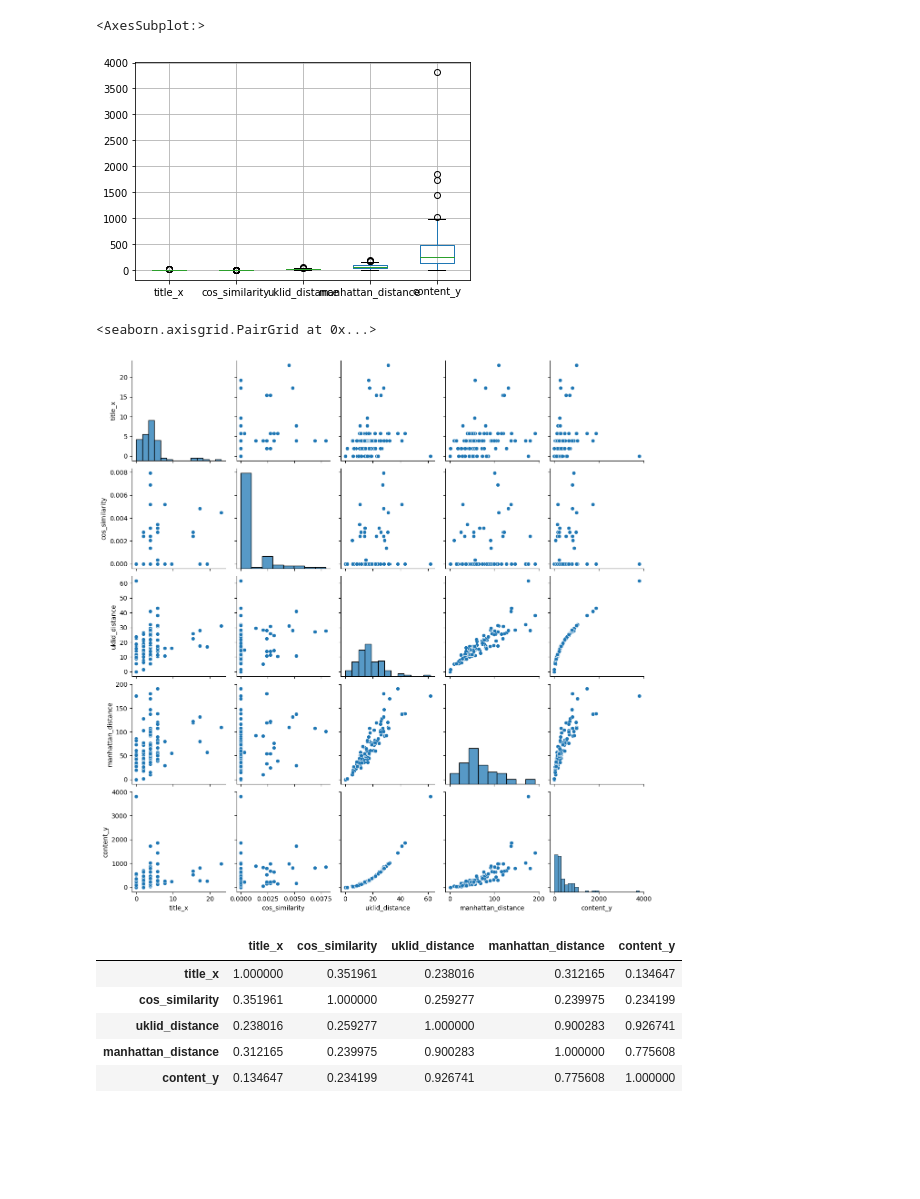
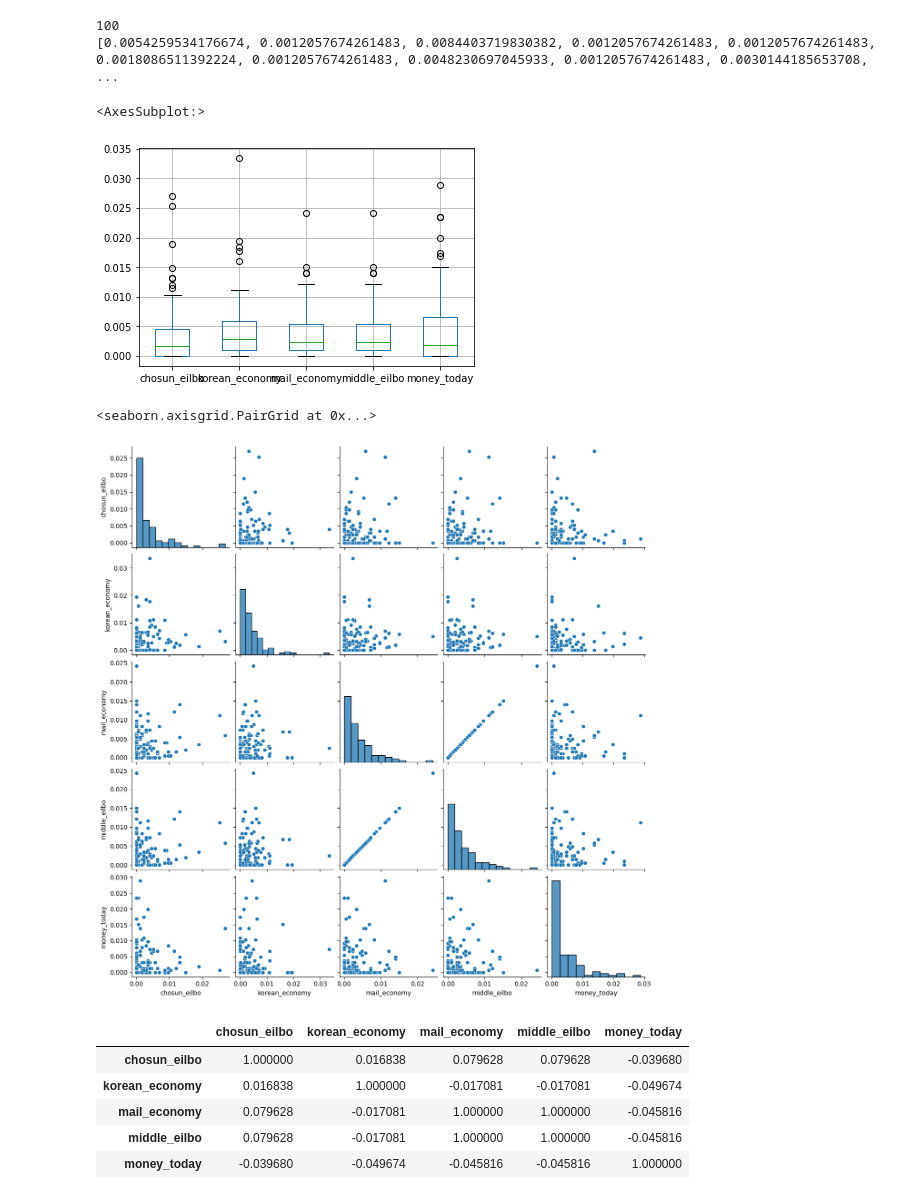
Before and after one commit to soldierzeus/bigdata_thunder, a Jupyter notebook: bigdata3/note/analyzing_bigdata_project.ipynb, the cells around one changed output. Cells and saved outputs as stored; diff of their text form; code cells hidden in the pictures; blank space fills up the shorter version.

```diff
--- a/bigdata3/note/analyzing_bigdata_project.ipynb
+++ b/bigdata3/note/analyzing_bigdata_project.ipynb
@@ -220,8 +69,16 @@ print(title_vector)
 # %%
-content_vector = []
-for array in range(len(content_array)):
-    for i in range(len(content_array[array])):
+new_middle_cos_sim_array = []
+for i in midlle_eilbo_cos_sim_tfidf_.values:
+    result = []
+    for j in range(len(i)):
+        if j != 0:
+            result.append(i[j])
+    new_middle_cos_sim_array.append(result)
+print(len(new_middle_cos_sim_array))
+new_middle_cos_sim_list = []
+for array in range(len(new_middle_cos_sim_array)):
+    for i in range(len(new_middle_cos_sim_array[array])):
         if i == array:
-            content_vector.append(content_array[array][i])
-print(content_vector)
+            new_middle_cos_sim_list.append(new_middle_cos_sim_array[array][i])
+print(new_middle_cos_sim_list)
 # %% [output]
@@ -251,3 +87,30 @@ title_content_
+# %%
+new_money_cos_sim_array = []
+for i in money_today_cos_sim_tfidf_.values:
+    result = []
+    for j in range(len(i)):
+        if j != 0:
+            result.append(i[j])
+    new_money_cos_sim_array.append(result)
+print(len(new_money_cos_sim_array))
+new_money_cos_sim_list = []
+for array in range(len(new_money_cos_sim_array)):
+    for i in range(len(new_money_cos_sim_array[array])):
+        if i == array:
+            new_money_cos_sim_list.append(new_money_cos_sim_array[array][i])
+print(new_money_cos_sim_list)
+# %% [output]
+100
+[0.0054259534176674, 0.0012057674261483, 0.0084403719830382, 0.0012057674261483, 0.0012057674261483, 0.0018086511392224, 0.0012057674261483, 0.0048230697045933, 0.0012057674261483, 0.0030144185653708, ...
+# %%
+cos_similarity_content_ = pd.DataFrame()
+cos_similarity_content_["chosun_eilbo"] = new_chosun_cos_sim_list
+cos_similarity_content_["korean_economy"] = pd.Series(new_korean_cos_sim_list)
+cos_similarity_content_["mail_economy"] = pd.Series(new_mail_cos_sim_list)
+cos_similarity_content_["middle_eilbo"] = pd.Series(new_middle_cos_sim_list)
+cos_similarity_content_["money_today"] = pd.Series(new_money_cos_sim_list)
+cos_similarity_content_
+cos_similarity_content_.to_csv("newspaper_5_company_cos_sim.csv", encoding='utf-8-sig', index=False)
 # %%
 import statsmodels.api as sm
 from scipy.stats import bartlett, levene, shapiro
@@ -255,21 +118,21 @@ from statsmodels.stats.outliers_influence import variance_inflation_factor
 import matplotlib.pyplot as plt
 import seaborn as sns
 # %%
-title_content_.boxplot()
+cos_similarity_content_.boxplot()
 # %% [output]
 <AxesSubplot:>
-[figure, old version]
+[figure, new version]
 # %%
-sns.pairplot(title_content_)
+sns.pairplot(cos_similarity_content_)
 # %% [output]
 <seaborn.axisgrid.PairGrid at 0x...>
-[figure, old version]
+[figure, new version]
 # %%
-title_content_.corr()
+cos_similarity_content_.corr()
 # %% [output]
-|  | title_x | cos_similarity | uklid_distance | manhattan_distance | content_y |
-| title_x | 1.000000 | 0.351961 | 0.238016 | 0.312165 | 0.134647 |
-| cos_similarity | 0.351961 | 1.000000 | 0.259277 | 0.239975 | 0.234199 |
-| uklid_distance | 0.238016 | 0.259277 | 1.000000 | 0.900283 | 0.926741 |
-| manhattan_distance | 0.312165 | 0.239975 | 0.900283 | 1.000000 | 0.775608 |
-| content_y | 0.134647 | 0.234199 | 0.926741 | 0.775608 | 1.000000 |
+|  | chosun_eilbo | korean_economy | mail_economy | middle_eilbo | money_today |
+| chosun_eilbo | 1.000000 | 0.016838 | 0.079628 | 0.079628 | -0.039680 |
+| korean_economy | 0.016838 | 1.000000 | -0.017081 | -0.017081 | -0.049674 |
+| mail_economy | 0.079628 | -0.017081 | 1.000000 | 1.000000 | -0.045816 |
+| middle_eilbo | 0.079628 | -0.017081 | 1.000000 | 1.000000 | -0.045816 |
+| money_today | -0.039680 | -0.049674 | -0.045816 | -0.045816 | 1.000000 |
```
Also changed, not shown: parts of 30 cells of this notebook.
